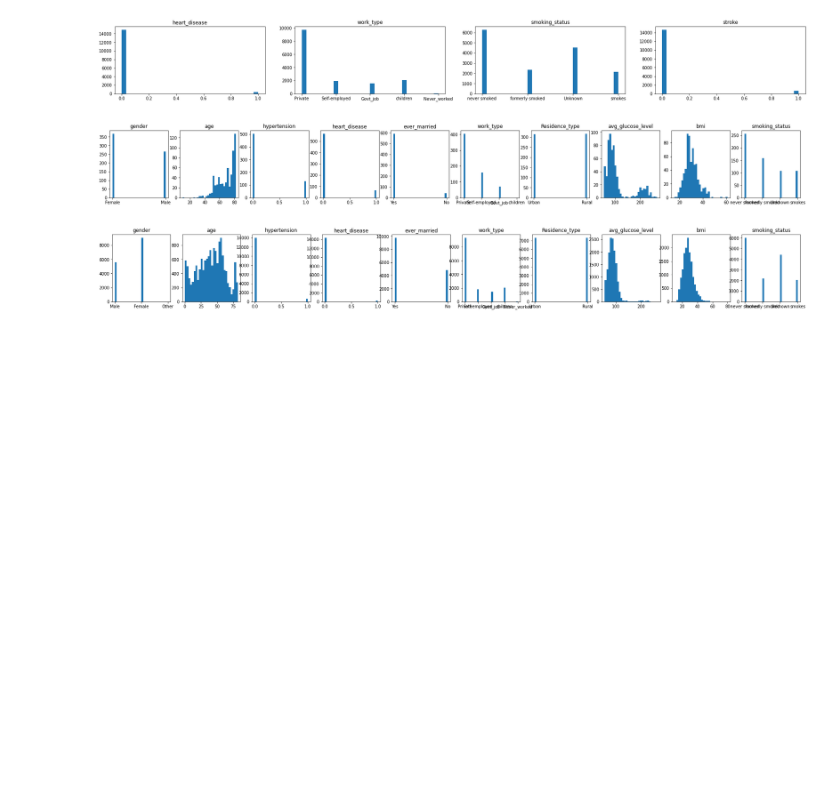
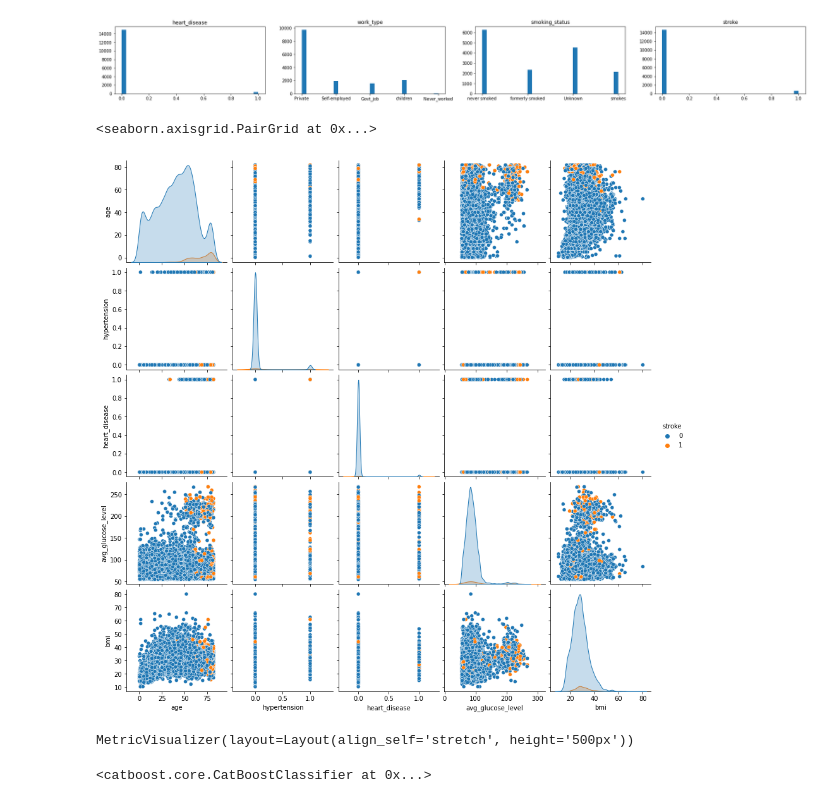
Before and after one commit to vmisusu/kaggle, a Jupyter notebook: data_investigation.ipynb, the cells around one changed output. Saved outputs shown, nothing was run; the diff lists cells and outputs as text; code cells hidden in the pictures; blank space fills up the shorter version.

```diff
--- a/data_investigation.ipynb
+++ b/data_investigation.ipynb
@@ -57,11 +73,26 @@ DI.hists(df.iloc[:,1:]) #no need to plot IDs
 DI.hists(df.loc[:,['heart_disease','work_type','smoking_status','stroke']]) #closer look
 # %% [output]
 [figure]
-# %%
-DI.hists(df[df["stroke"]==1].iloc[:,1:-1]) #those who had stroke
-# %% [output]
-[figure, removed]
-# %%
-DI.hists(df[df["stroke"]==0].iloc[:,1:-1]) #others
-# %% [output]
-[figure, removed]
+# %%
+import seaborn as sns
+sns.pairplot(df,hue="stroke")
+# %% [output]
+<seaborn.axisgrid.PairGrid at 0x...>
+[figure, added]
+# %%
+from catboost import CatBoostClassifier, Pool, cv
+cat = CatBoostClassifier()
+
+cat_feats=[]
+for i in range(len(df.columns)):
+    if df.dtypes[i]==np.object_:
+        cat_feats.append(i)
+
+X=df.iloc[:,:-1].values
+y=df.iloc[:,-1:].values
+N=df.shape[0]
+tr=N*9//10
+cat.fit(X[:tr],y[:tr],cat_features=cat_feats,plot=True,verbose=False)
+# %% [output]
+MetricVisualizer(layout=Layout(align_self='stretch', height='500px'))
+<catboost.core.CatBoostClassifier at 0x...>
```
Also changed, not shown: parts of 4 cells of this notebook, 1 other file.
